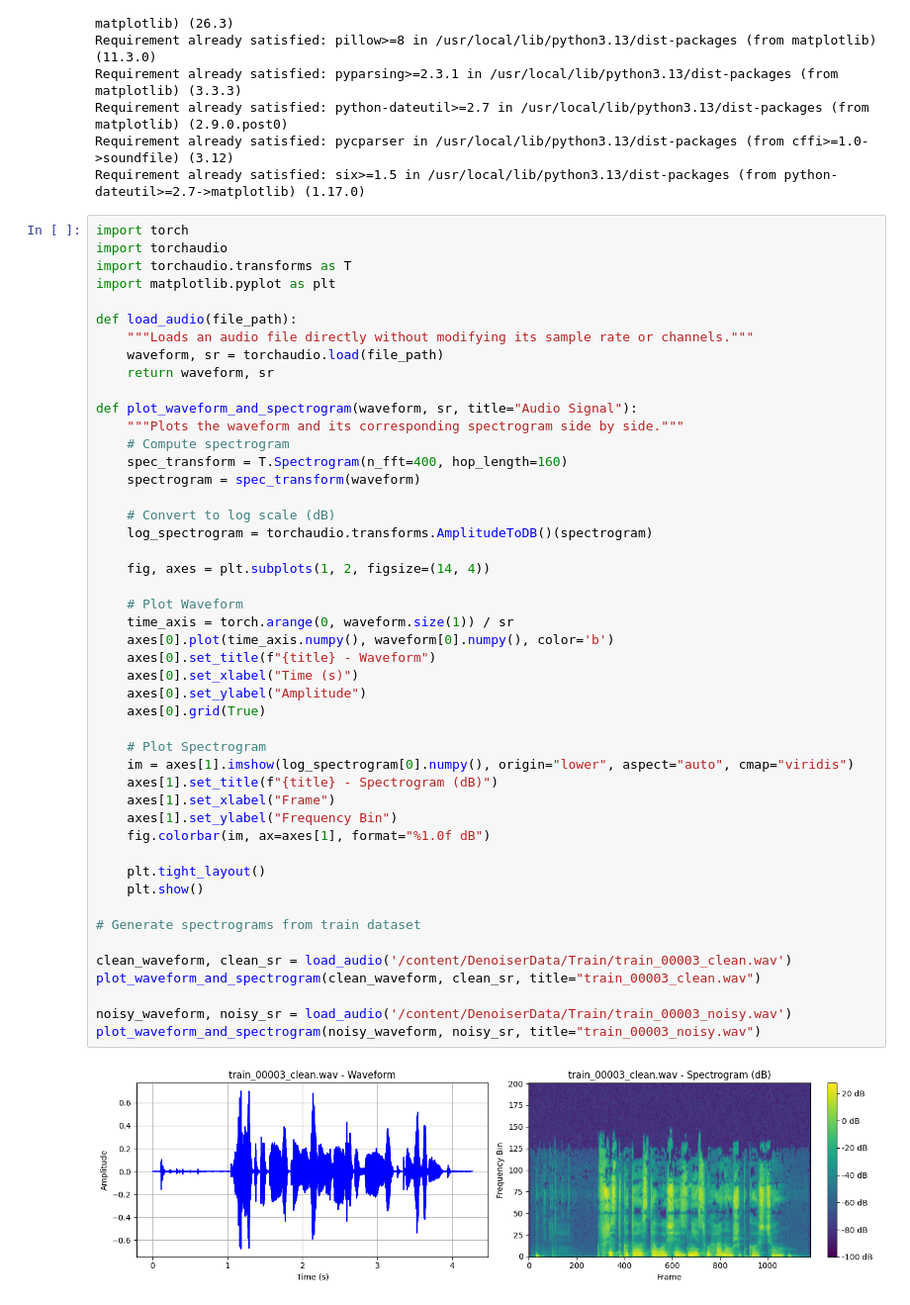
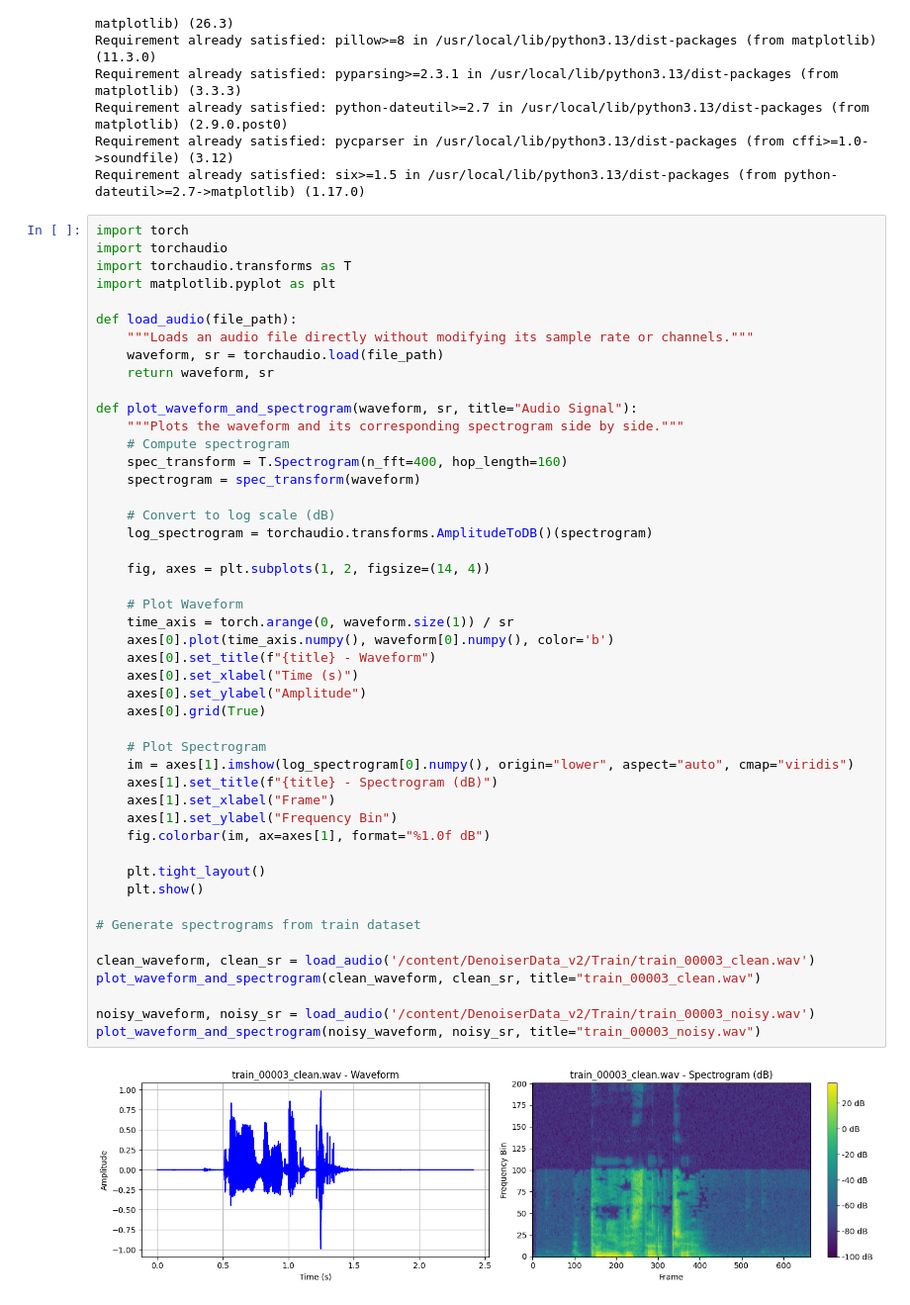
Before and after one commit to Szymon-Jablonski/ml-speech-denoiser, a Jupyter notebook: denoiser_cnn.ipynb, the cells around one changed output. Shown at 99% size. Saved outputs shown, nothing was run; the diff lists cells and outputs as text.

Commit message:
Updated for the DenoiserData_v2

```diff
--- a/denoiser_cnn.ipynb
+++ b/denoiser_cnn.ipynb
@@ -47,33 +47,33 @@ def plot_waveform_and_spectrogram(waveform, sr, title="Audio Signal"):
 
     # Convert to log scale (dB)
     log_spectrogram = torchaudio.transforms.AmplitudeToDB()(spectrogram)
 
     fig, axes = plt.subplots(1, 2, figsize=(14, 4))
 
     # Plot Waveform
     time_axis = torch.arange(0, waveform.size(1)) / sr
     axes[0].plot(time_axis.numpy(), waveform[0].numpy(), color='b')
     axes[0].set_title(f"{title} - Waveform")
     axes[0].set_xlabel("Time (s)")
     axes[0].set_ylabel("Amplitude")
     axes[0].grid(True)
 
     # Plot Spectrogram
     im = axes[1].imshow(log_spectrogram[0].numpy(), origin="lower", aspect="auto", cmap="viridis")
     axes[1].set_title(f"{title} - Spectrogram (dB)")
     axes[1].set_xlabel("Frame")
     axes[1].set_ylabel("Frequency Bin")
     fig.colorbar(im, ax=axes[1], format="%1.0f dB")
 
     plt.tight_layout()
     plt.show()
 
 # Generate spectrograms from train dataset
 
-clean_waveform, clean_sr = load_audio('/content/DenoiserData/Train/train_00003_clean.wav')
+clean_waveform, clean_sr = load_audio('/content/DenoiserData_v2/Train/train_00003_clean.wav')
 plot_waveform_and_spectrogram(clean_waveform, clean_sr, title="train_00003_clean.wav")
 
-noisy_waveform, noisy_sr = load_audio('/content/DenoiserData/Train/train_00003_noisy.wav')
+noisy_waveform, noisy_sr = load_audio('/content/DenoiserData_v2/Train/train_00003_noisy.wav')
 plot_waveform_and_spectrogram(noisy_waveform, noisy_sr, title="train_00003_noisy.wav")
 # %% [output]
-[figure, old version]
+[figure, new version]
```
Also changed, not shown: parts of 2 cells of this notebook.
